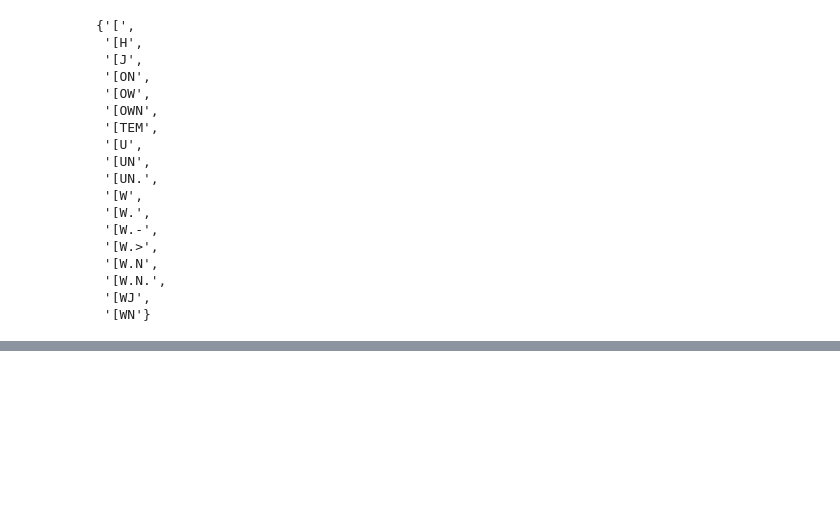
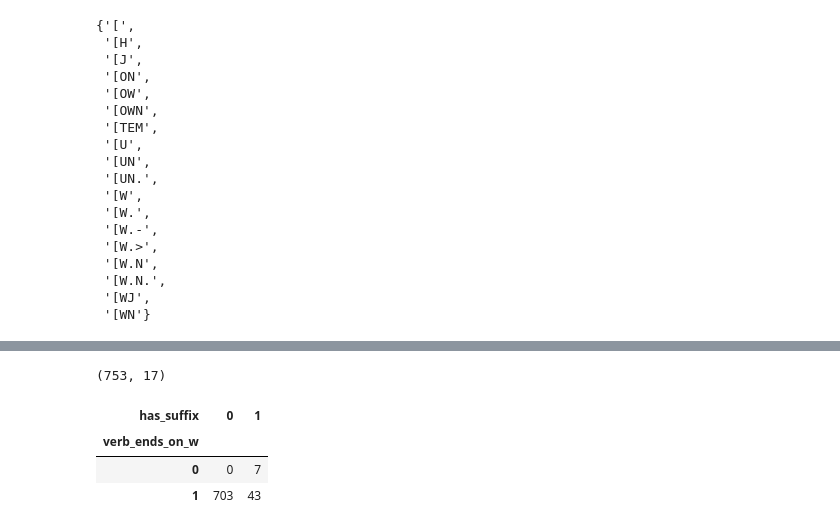
Before and after one commit to MartijnNaaijer/hebrew_spelling_variation, a Jupyter notebook: notebooks/plural_verbs.ipynb, the cells around one changed output, grey strips where cells are left out. Drawn from its saved outputs; the diff is of its cells as text; code cells hidden in the pictures; blank space fills up the shorter version.

```diff
--- a/notebooks/plural_verbs.ipynb
+++ b/notebooks/plural_verbs.ipynb
@@ -173,0 +292,11 @@ pd.crosstab(dat.verb_ends_on_w, dat.w_in_suffix)
+# %%
+dat.shape
+# %% [output]
+(753, 17)
+# %%
+pd.crosstab(dat.verb_ends_on_w, dat.has_suffix)
+# %% [output]
+| has_suffix | 0 | 1 |
+| verb_ends_on_w |  |  |
+| 0 | 0 | 7 |
+| 1 | 703 | 43 |
```
Also changed, not shown: parts of 11 cells of this notebook, 2 other files.
